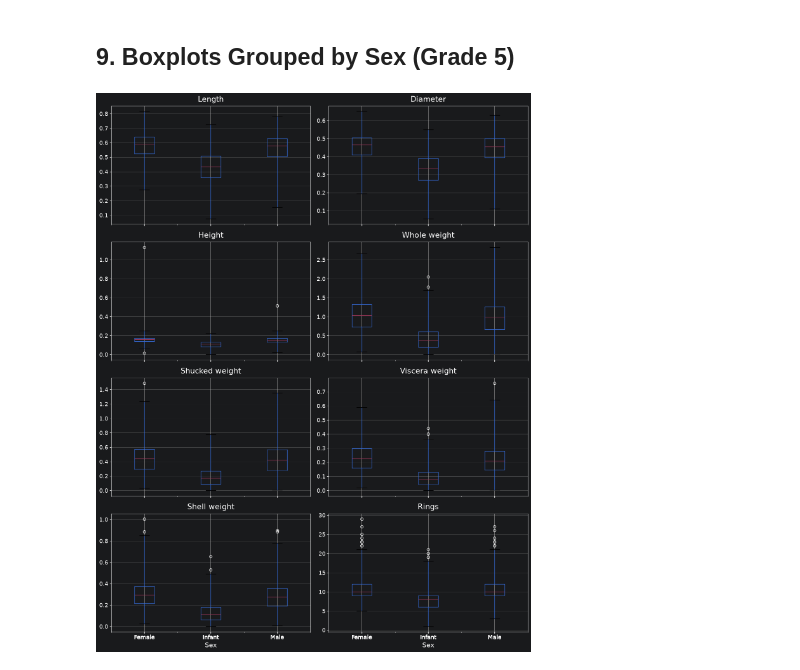
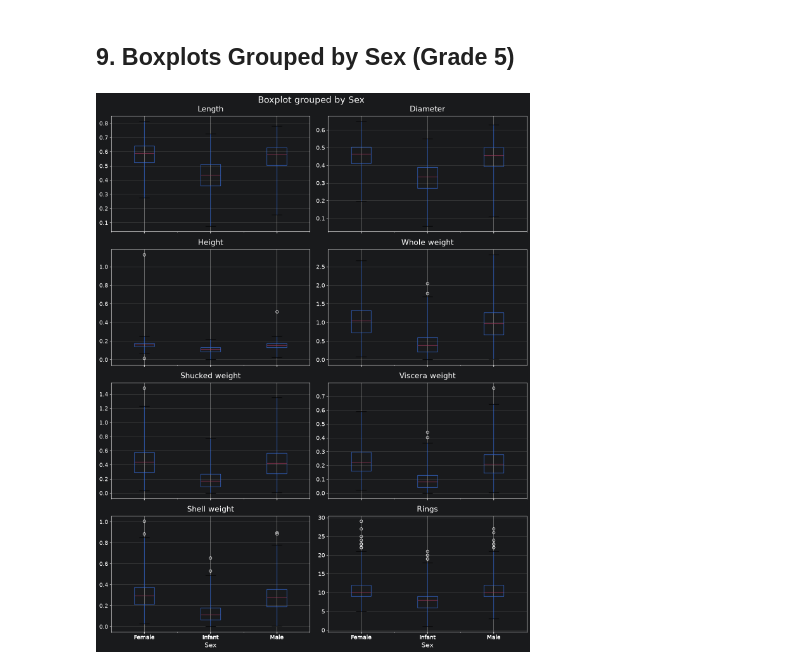
Before and after one commit to JakubRudy/programming-in-python, a Jupyter notebook: Assignment1/zadanie1.ipynb, the cells around one changed output. Drawn from its saved outputs; the diff is of its cells as text; code cells hidden in the pictures.

```diff
--- a/Assignment1/zadanie1.ipynb
+++ b/Assignment1/zadanie1.ipynb
@@ -204,14 +204,14 @@ stats_by_sex.round(3)
 # %%
 df.boxplot(
     column=quant_cols,
     by="Sex",
     layout=(4, 2),
     figsize=(14, 18),
     sharey=False,
     whis=3.0,
 )
-plt.suptitle("")
+#plt.suptitle("")
 plt.tight_layout()
 plt.show()
 # %% [output]
-[figure, old version]
+[figure, new version]
```
Also changed, not shown: parts of 2 cells of this notebook.
